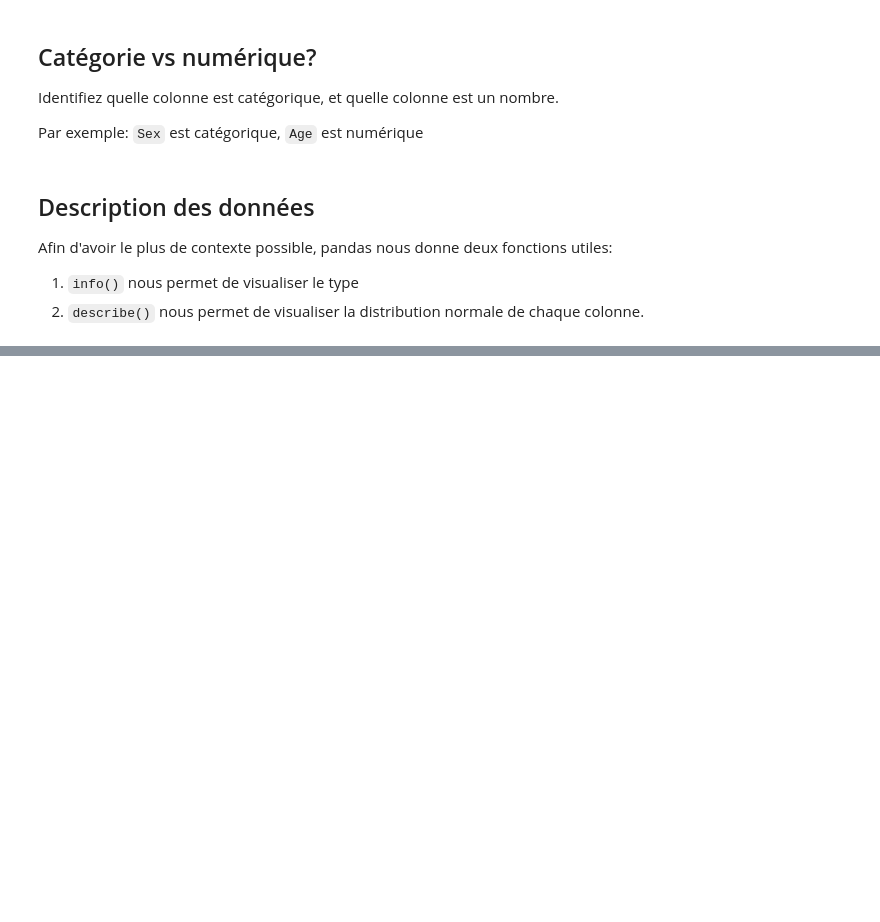
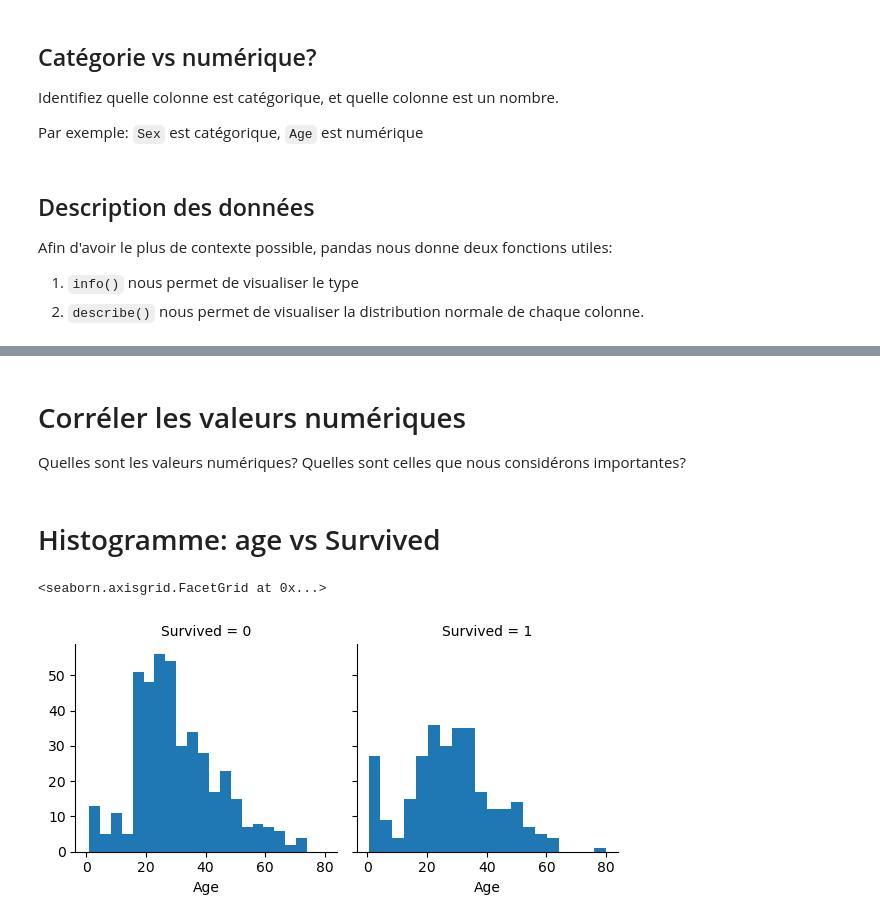
Before and after one commit to gautiermarechal/titanic-scai, a Jupyter notebook: main.ipynb, the cells around one changed output, grey strips where cells are left out. Saved outputs shown, nothing was run; the diff lists cells and outputs as text; code cells hidden in the pictures; blank space fills up the shorter version.

```diff
--- a/main.ipynb
+++ b/main.ipynb
@@ -161,0 +251,12 @@ dataframe_donnees_entrainement.describe(include=['int64'])
+# %% [markdown]
+# Corréler les valeurs numériques
+
+Quelles sont les valeurs numériques? Quelles sont celles que nous considérons importantes?
+# %% [markdown]
+# Histogramme: age vs Survived
+# %%
+g = sns.FacetGrid(dataframe_donnees_entrainement, col='Survived')
+g.map(plt.hist, 'Age', bins=20)
+# %% [output]
+<seaborn.axisgrid.FacetGrid at 0x...>
+[figure, added]
```
Also changed, not shown: parts of 32 cells of this notebook.
